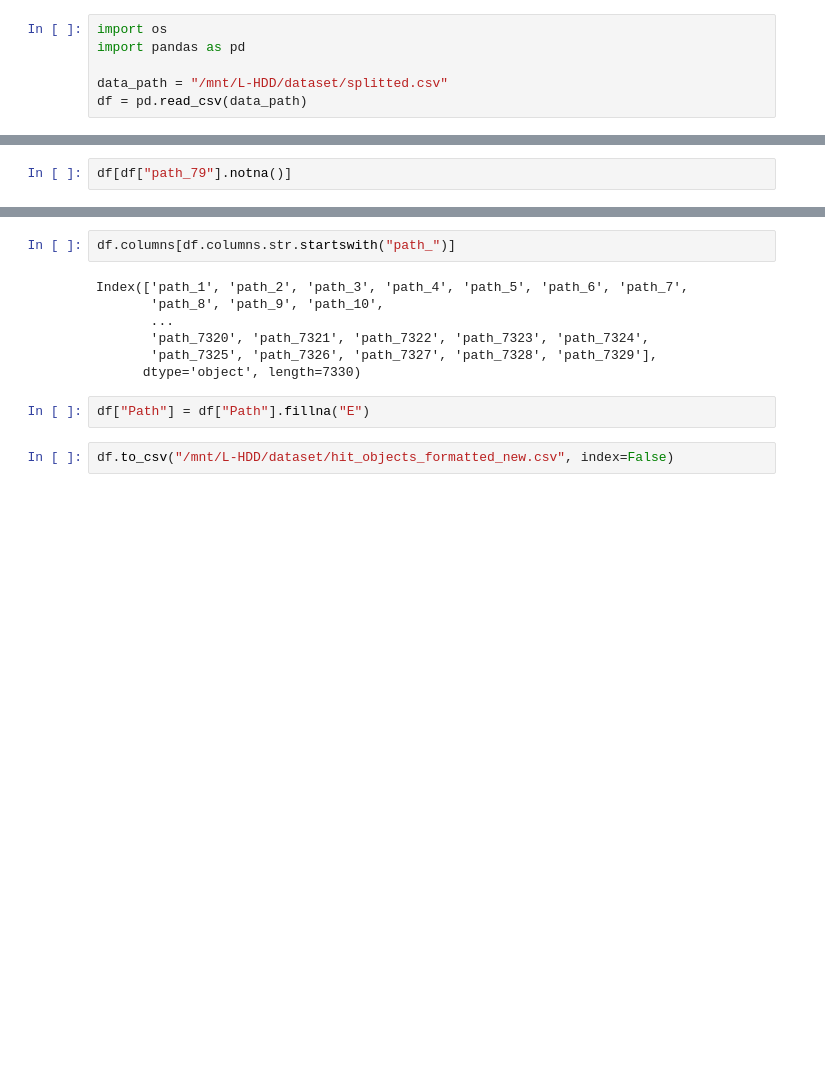
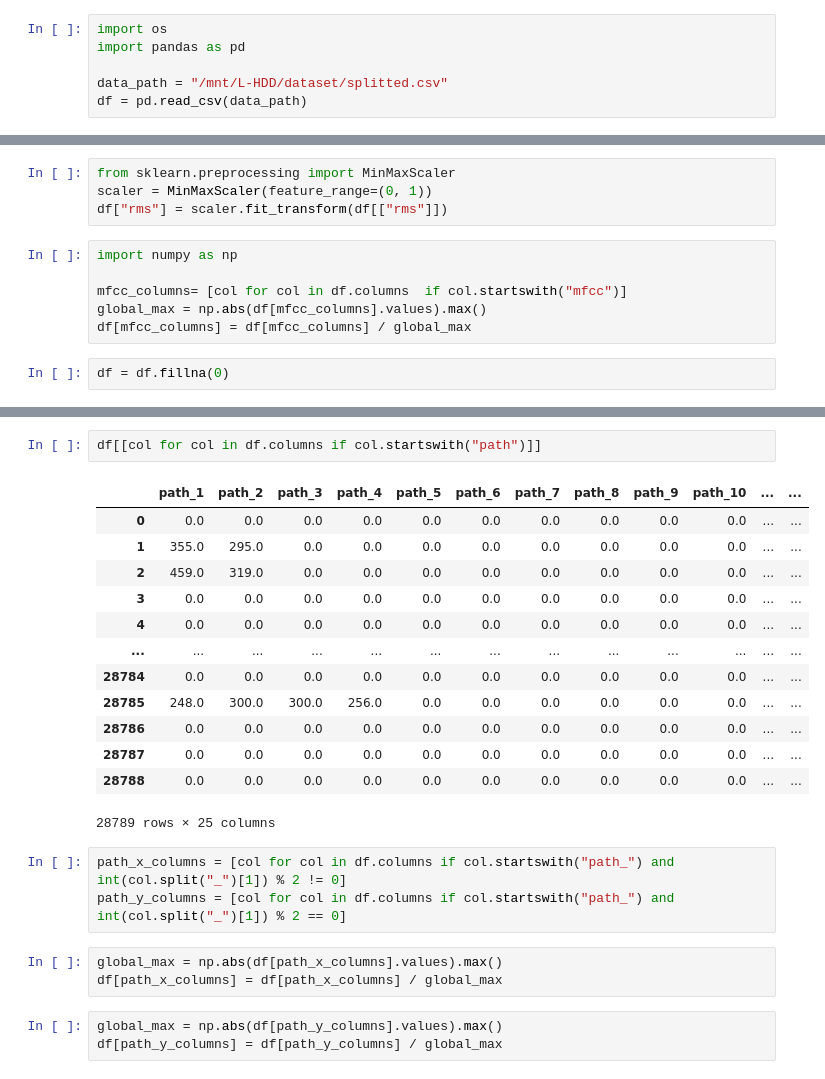
Before and after one commit to saliherdemk/osu-dataset-generator, a Jupyter notebook: notebooks/normalize.ipynb, the cells around one changed output, grey strips where cells are left out. Cells and saved outputs as stored; diff of their text form; blank space fills up the shorter version.

Commit message:
split bug fixed

```diff
--- a/notebooks/normalize.ipynb
+++ b/notebooks/normalize.ipynb
@@ -23,2 +71,12 @@ df
+# %%
+from sklearn.preprocessing import MinMaxScaler
+scaler = MinMaxScaler(feature_range=(0, 1))
+df["rms"] = scaler.fit_transform(df[["rms"]])
+# %%
+import numpy as np
+
+mfcc_columns= [col for col in df.columns  if col.startswith("mfcc")]
+global_max = np.abs(df[mfcc_columns].values).max()
+df[mfcc_columns] = df[mfcc_columns] / global_max
 # %%
-df[df["path_79"].notna()]
+df = df.fillna(0)
@@ -55,14 +83,26 @@ df[df["path_2"] > 400]
-# %%
-df.columns[df.columns.str.startswith("path_")]
-# %% [output]
-Index(['path_1', 'path_2', 'path_3', 'path_4', 'path_5', 'path_6', 'path_7',
-       'path_8', 'path_9', 'path_10',
-       ...
-       'path_7320', 'path_7321', 'path_7322', 'path_7323', 'path_7324',
-       'path_7325', 'path_7326', 'path_7327', 'path_7328', 'path_7329'],
-      dtype='object', length=7330)
-# %%
-df["Path"] = df["Path"].fillna("E")
-# %%
-df.to_csv("/mnt/L-HDD/dataset/hit_objects_formatted_new.csv", index=False)
+# %%
+df[[col for col in df.columns if col.startswith("path")]]
+# %% [output]
+|  | path_1 | path_2 | path_3 | path_4 | path_5 | path_6 | path_7 | path_8 | path_9 | path_10 | ... | ... |
+| 0 | 0.0 | 0.0 | 0.0 | 0.0 | 0.0 | 0.0 | 0.0 | 0.0 | 0.0 | 0.0 | ... | ... |
+| 1 | 355.0 | 295.0 | 0.0 | 0.0 | 0.0 | 0.0 | 0.0 | 0.0 | 0.0 | 0.0 | ... | ... |
+| 2 | 459.0 | 319.0 | 0.0 | 0.0 | 0.0 | 0.0 | 0.0 | 0.0 | 0.0 | 0.0 | ... | ... |
+| 3 | 0.0 | 0.0 | 0.0 | 0.0 | 0.0 | 0.0 | 0.0 | 0.0 | 0.0 | 0.0 | ... | ... |
+| 4 | 0.0 | 0.0 | 0.0 | 0.0 | 0.0 | 0.0 | 0.0 | 0.0 | 0.0 | 0.0 | ... | ... |
+| ... | ... | ... | ... | ... | ... | ... | ... | ... | ... | ... | ... | ... |
+| 28784 | 0.0 | 0.0 | 0.0 | 0.0 | 0.0 | 0.0 | 0.0 | 0.0 | 0.0 | 0.0 | ... | ... |
+| 28785 | 248.0 | 300.0 | 300.0 | 256.0 | 0.0 | 0.0 | 0.0 | 0.0 | 0.0 | 0.0 | ... | ... |
+| 28786 | 0.0 | 0.0 | 0.0 | 0.0 | 0.0 | 0.0 | 0.0 | 0.0 | 0.0 | 0.0 | ... | ... |
+| 28787 | 0.0 | 0.0 | 0.0 | 0.0 | 0.0 | 0.0 | 0.0 | 0.0 | 0.0 | 0.0 | ... | ... |
+| 28788 | 0.0 | 0.0 | 0.0 | 0.0 | 0.0 | 0.0 | 0.0 | 0.0 | 0.0 | 0.0 | ... | ... |
+28789 rows × 25 columns
+# %%
+path_x_columns = [col for col in df.columns if col.startswith("path_") and int(col.split("_")[1]) % 2 != 0]
+path_y_columns = [col for col in df.columns if col.startswith("path_") and int(col.split("_")[1]) % 2 == 0]
+# %%
+global_max = np.abs(df[path_x_columns].values).max()
+df[path_x_columns] = df[path_x_columns] / global_max
+# %%
+global_max = np.abs(df[path_y_columns].values).max()
+df[path_y_columns] = df[path_y_columns] / global_max
 # %%
```
Also changed, not shown: parts of 21 cells of this notebook, 1 other file.
